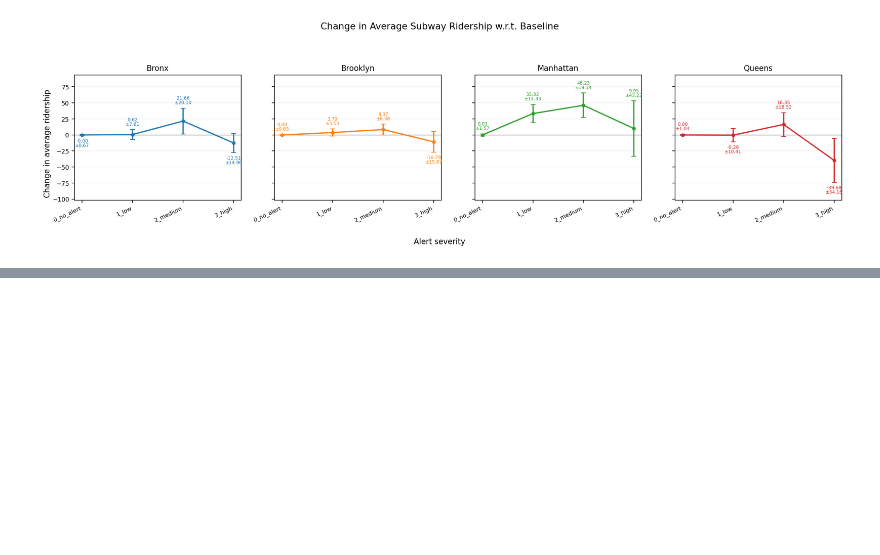
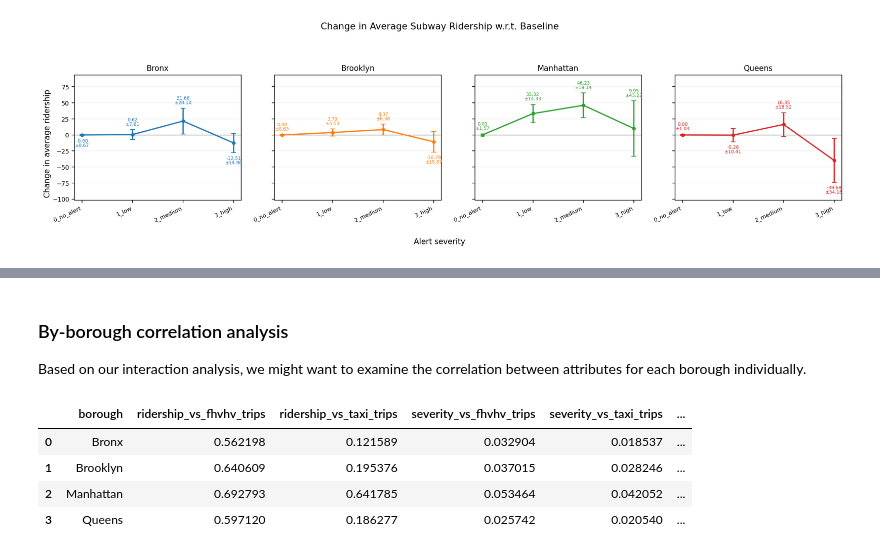
Before and after one commit to hannimeee/nyc_taxi_demand_response, a Jupyter notebook: code/04_exploratory_analysis.ipynb, the cells around one changed output, grey strips where cells are left out. Saved outputs shown, nothing was run; the diff lists cells and outputs as text; code cells hidden in the pictures; blank space fills up the shorter version.

```diff
--- a/code/04_exploratory_analysis.ipynb
+++ b/code/04_exploratory_analysis.ipynb
@@ -1084,0 +1134,38 @@ Visually, there is clear interaction between how the effect of alert severity on
+# %% [markdown]
+### By-borough correlation analysis
+Based on our interaction analysis, we might want to examine the correlation between attributes for each borough individually.
+# %%
+# Build correlation dataframe for each borough
+borough_corrs = {}
+for borough in ["Bronx", "Brooklyn", "Manhattan", "Queens"]:
+    corr_pd = (
+        corr_df
+        .filter(F.col("borough") == borough)
+        .select(corr_cols)
+        .dropna()
+        .toPandas()
+    )
+
+    borough_corrs[borough] = corr_pd.corr(method="pearson")
+# %%
+# Display correlation stats of most interest in table format
+key_corr_rows = []
+for borough, corr in borough_corrs.items():
+    key_corr_rows.append({
+        "borough": borough,
+        "ridership_vs_fhvhv_trips": corr.loc["log_ridership", "log_n_trips_fhvhv"],
+        "ridership_vs_taxi_trips": corr.loc["log_ridership", "log_n_trips_taxi"],
+        "severity_vs_fhvhv_trips": corr.loc["disruption_severity", "log_n_trips_fhvhv"],
+        "severity_vs_taxi_trips": corr.loc["disruption_severity", "log_n_trips_taxi"],
+        "severity_vs_wait_time": corr.loc["disruption_severity", "log_avg_wait_time_fhvhv"],
+        "weather_vs_wait_time": corr.loc["weather_severity", "log_avg_wait_time_fhvhv"],
+    })
+
+borough_key_corr_pd = pd.DataFrame(key_corr_rows)
+borough_key_corr_pd
+# %% [output]
+|  | borough | ridership_vs_fhvhv_trips | ridership_vs_taxi_trips | severity_vs_fhvhv_trips | severity_vs_taxi_trips | ... |
+| 0 | Bronx | 0.562198 | 0.121589 | 0.032904 | 0.018537 | ... |
+| 1 | Brooklyn | 0.640609 | 0.195376 | 0.037015 | 0.028246 | ... |
+| 2 | Manhattan | 0.692793 | 0.641785 | 0.053464 | 0.042052 | ... |
+| 3 | Queens | 0.597120 | 0.186277 | 0.025742 | 0.020540 | ... |
```
Also changed, not shown: parts of 20 cells of this notebook.
